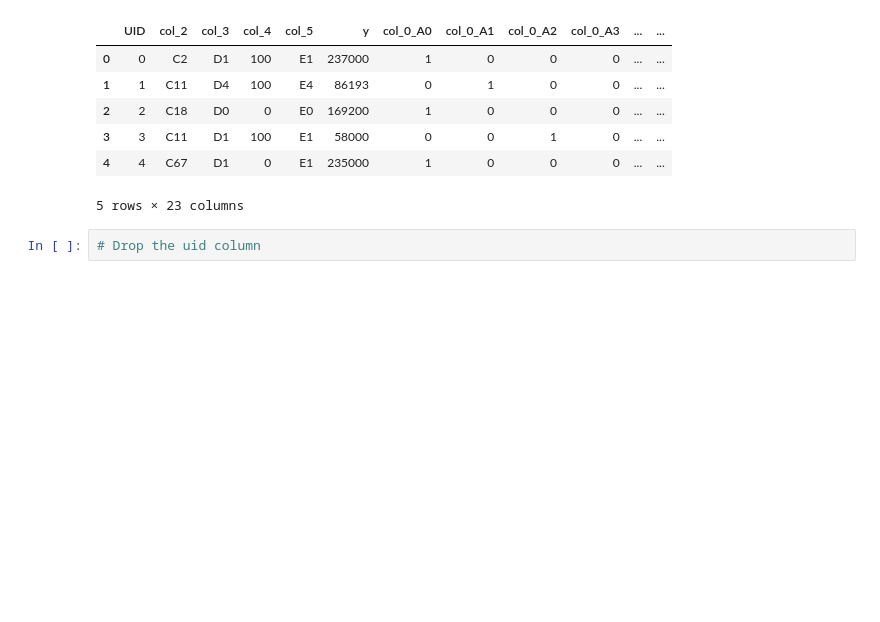
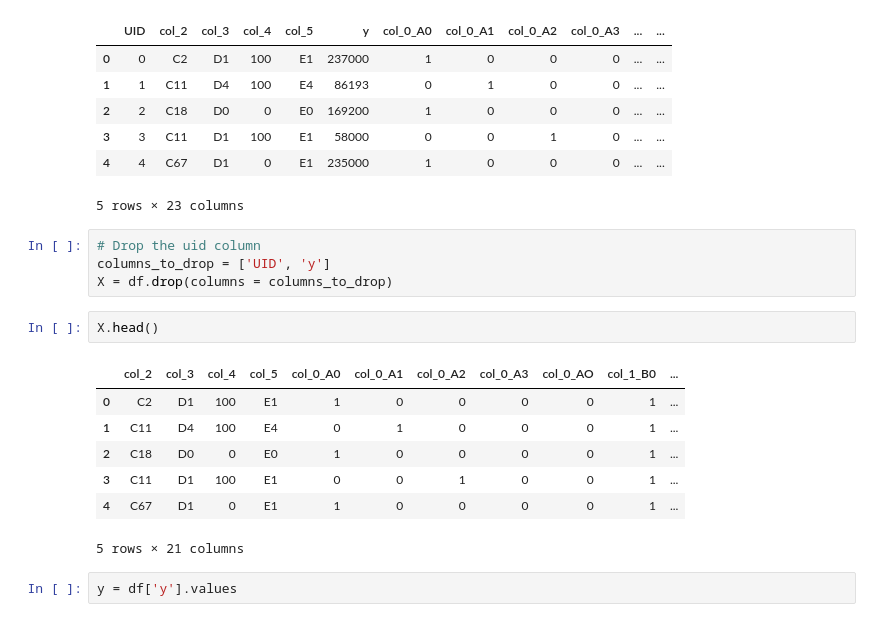
Before and after one commit to Mubassir1820/Kaggle_competition, a Jupyter notebook: Kaggle_comp.ipynb, the cells around one changed output. Drawn from its saved outputs; the diff is of its cells as text; blank space fills up the shorter version.

Commit message:
Dropping the UID and y columns

```diff
--- a/Kaggle_comp.ipynb
+++ b/Kaggle_comp.ipynb
@@ -282,3 +282,17 @@ df.head()
 5 rows × 23 columns
 # %%
 # Drop the uid column
+columns_to_drop = ['UID', 'y']
+X = df.drop(columns = columns_to_drop)
+# %%
+X.head()
+# %% [output]
+|  | col_2 | col_3 | col_4 | col_5 | col_0_A0 | col_0_A1 | col_0_A2 | col_0_A3 | col_0_AO | col_1_B0 | ... |
+| 0 | C2 | D1 | 100 | E1 | 1 | 0 | 0 | 0 | 0 | 1 | ... |
+| 1 | C11 | D4 | 100 | E4 | 0 | 1 | 0 | 0 | 0 | 1 | ... |
+| 2 | C18 | D0 | 0 | E0 | 1 | 0 | 0 | 0 | 0 | 1 | ... |
+| 3 | C11 | D1 | 100 | E1 | 0 | 0 | 1 | 0 | 0 | 1 | ... |
+| 4 | C67 | D1 | 0 | E1 | 1 | 0 | 0 | 0 | 0 | 1 | ... |
+5 rows × 21 columns
+# %%
+y = df['y'].values
```
Also changed, not shown: parts of 1 cell of this notebook.
